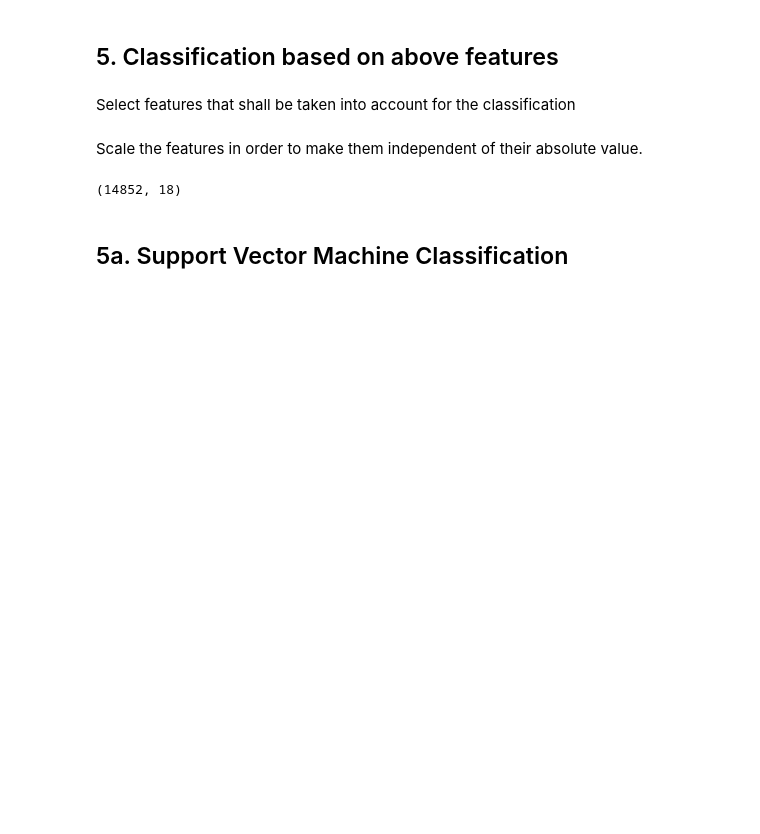
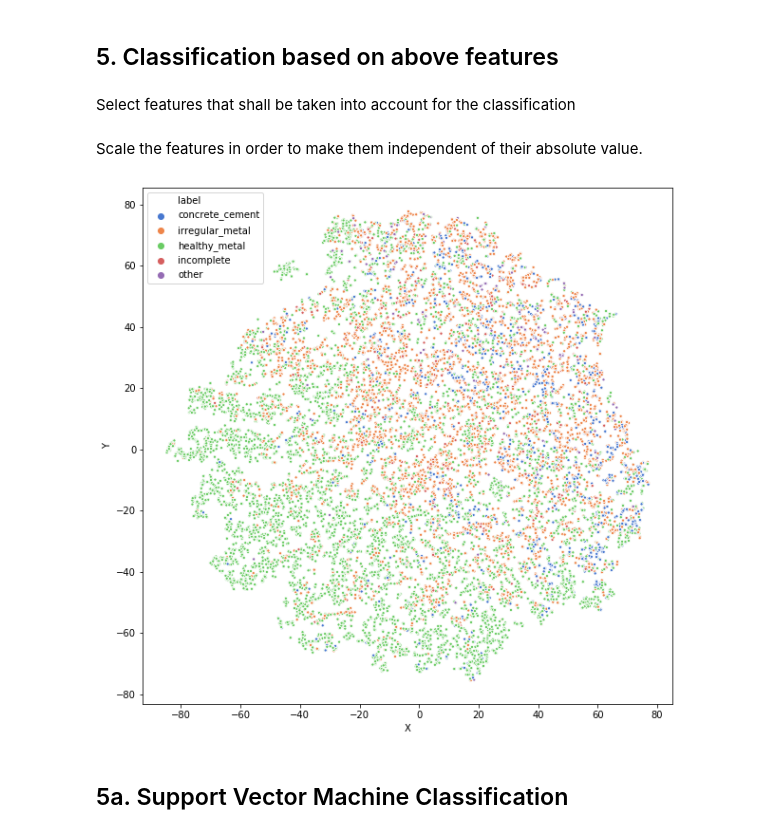
Before and after one commit to jo-ruether/ipeo_carribean, a Jupyter notebook: src/Pixel based classification.ipynb, the cells around one changed output. Drawn from its saved outputs; the diff is of its cells as text; code cells hidden in the pictures; blank space fills up the shorter version.

```diff
--- a/src/Pixel based classification.ipynb
+++ b/src/Pixel based classification.ipynb
@@ -263,4 +252,0 @@ labels = pb_features['label'].to_numpy().astype('int')
-# %%
-feature_matrix.shape
-# %% [output]
-(14852, 18)
@@ -269,6 +260,10 @@ features_train, features_test, labels_train, labels_test = train_test_split(feat
                                                                             labels,
                                                                             test_size=0.33,
                                                                             random_state=42)
+# %%
+vis.plot_tsne(feature_matrix_scaled, labels, marker_size=10)
+# %% [output]
+[figure, added]
 # %% [markdown]
 ## 5a. Support Vector Machine Classification
 # %%
```
Also changed, not shown: parts of 20 cells of this notebook.
